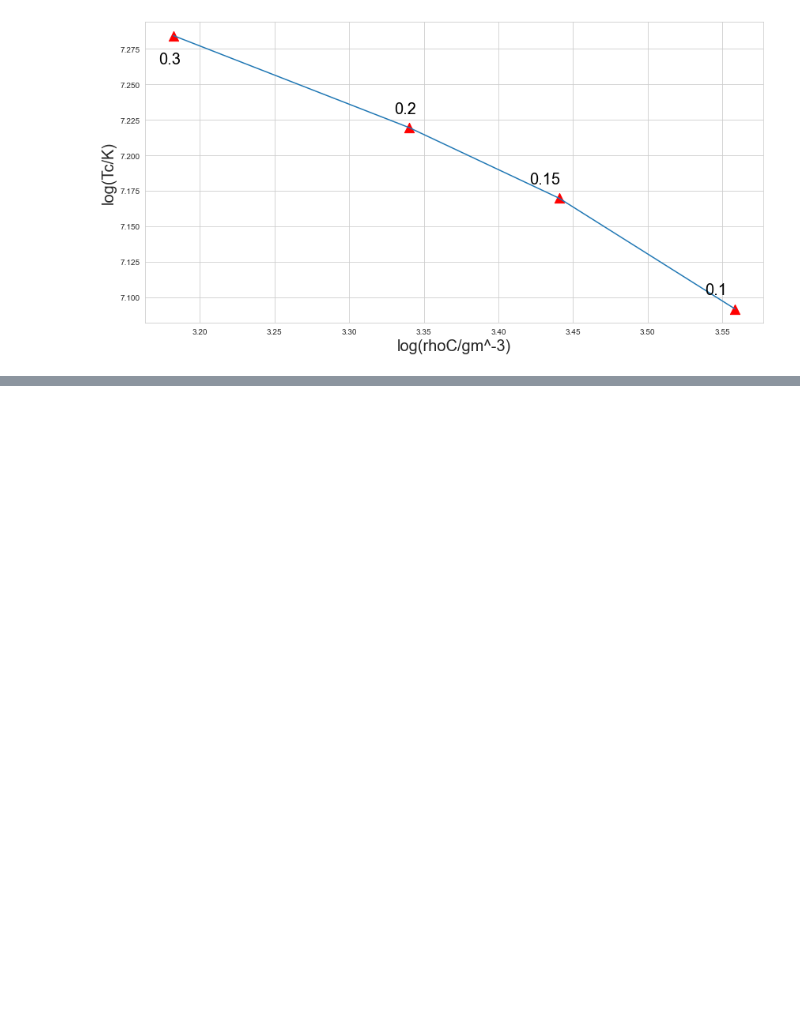
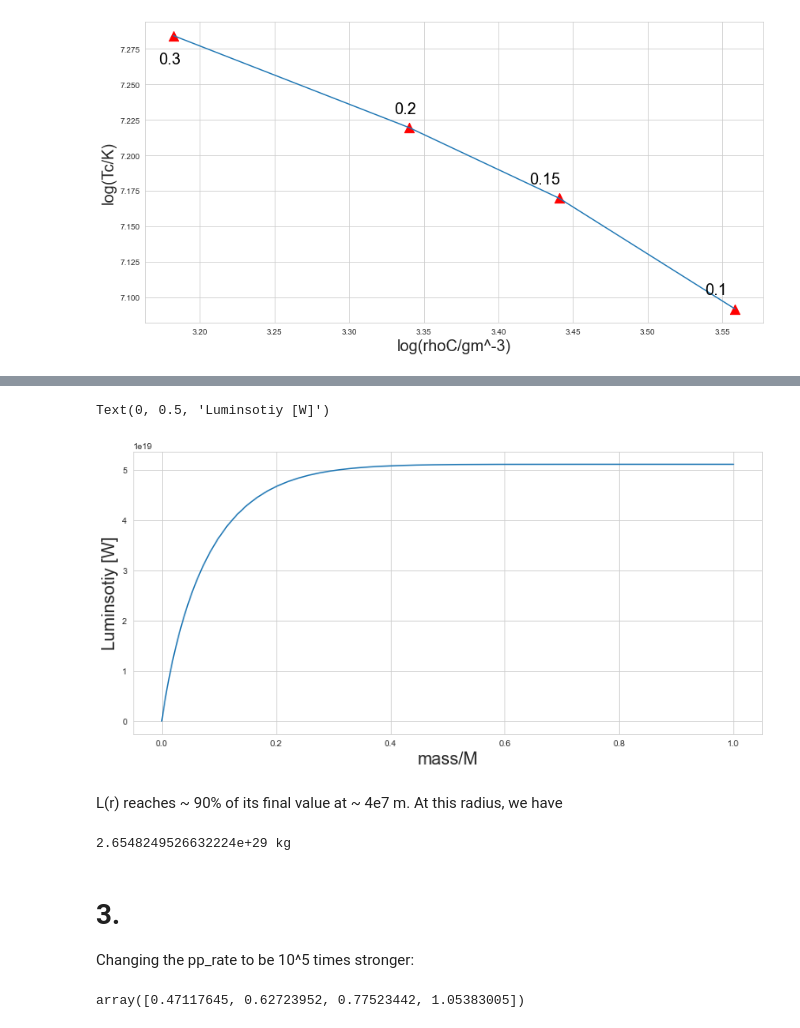
Before and after one commit to AriAtari/AST_Final_Project, a Jupyter notebook: Computational_Project_3.ipynb, the cells around one changed output, grey strips where cells are left out. Drawn from its saved outputs; the diff is of its cells as text; code cells hidden in the pictures; blank space fills up the shorter version.

```diff
--- a/Computational_Project_3.ipynb
+++ b/Computational_Project_3.ipynb
@@ -226,0 +146,19 @@ plt.show()
+# %%
+plt.figure(figsize = (13,6))
+plt.plot(m/m[-1],l)
+plt.xlabel('mass/M',size = 20)
+plt.ylabel('Luminsotiy [W]',size = 20)
+# %% [output]
+Text(0, 0.5, 'Luminsotiy [W]')
+[figure, added]
+# %% [markdown]
+L(r) reaches ~ 90% of its final value at ~ 4e7 m. At this radius, we have
+# %%
+i = np.where(r >= 4e7)
+print(m[i[0][0]], "kg")
+# %% [output]
+2.6548249526632224e+29 kg
+# %% [markdown]
+# 3.
+
+Changing the pp_rate to be 10^5 times stronger:
@@ -226,0 +173,17 @@ plt.show()
+# %%
+masses = np.array([0.1,0.15,0.2,0.3])
+Teffs = np.array([2800.0,3150.0,3300.0,3400.0])
+Radii = np.zeros(len(masses))
+Z = [1,2,7]
+A = [1,4,14]
+X = [.706,.275,.019]
+comp = [Z,A,X]
+pp_factor = 1e5
+
+for i in range(len(masses)):
+    R = brentq(g,0.0001,2,args = (masses[i],comp,delta_m,eta,xi,pp_factor))
+    Radii[i] = R
+
+Radii
+# %% [output]
+array([0.47117645, 0.62723952, 0.77523442, 1.05383005])
```
Also changed, not shown: parts of 18 cells of this notebook.
